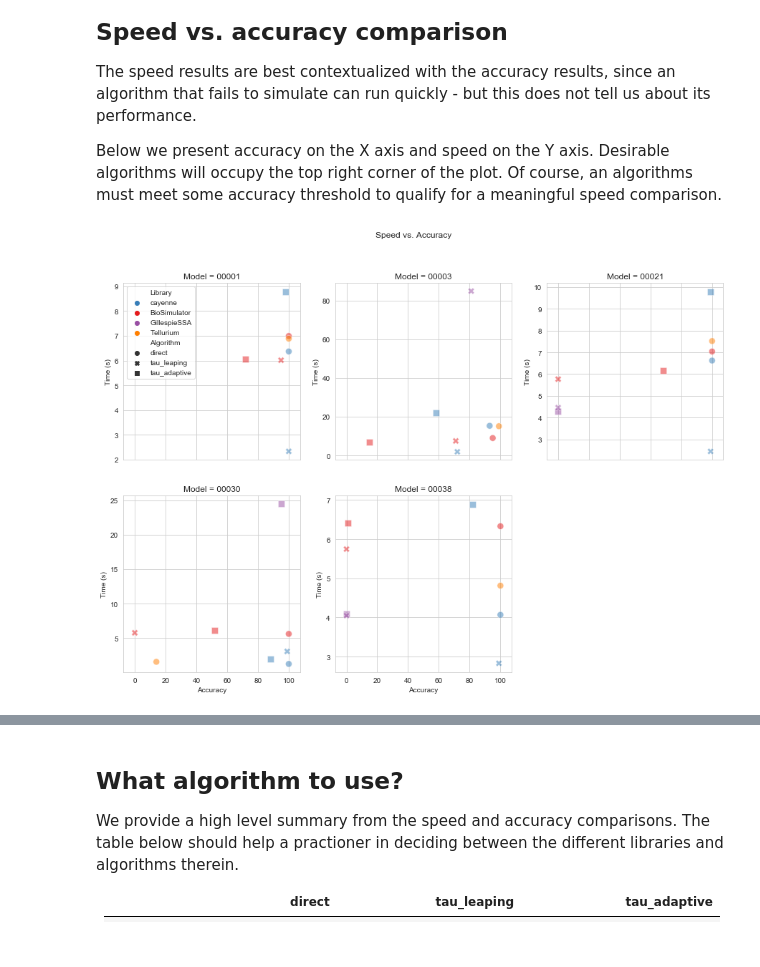
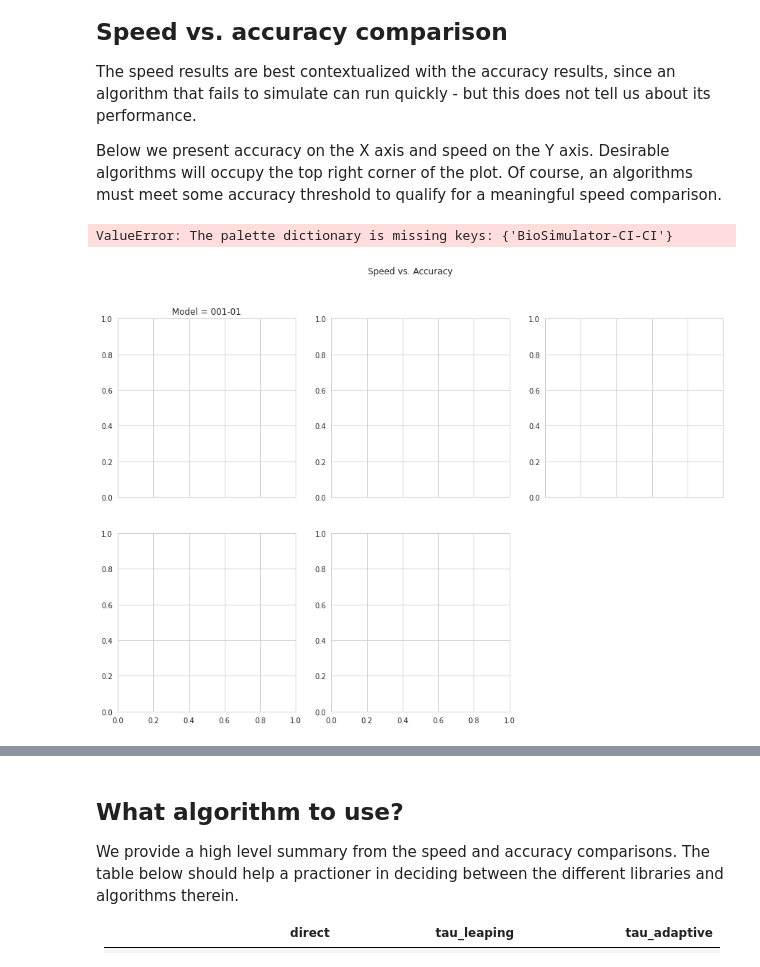
Before and after one commit to quantumbrake/cayenne-benchmarks, a Jupyter notebook: notebooks/Analysis.ipynb, the cells around one changed output, grey strips where cells are left out. Drawn from its saved outputs; the diff is of its cells as text; code cells hidden in the pictures.

```diff
--- a/notebooks/Analysis.ipynb
+++ b/notebooks/Analysis.ipynb
@@ -339,35 +339,36 @@ acc_speed_results["Library"] = acc_speed_results["lib"]
 acc_speed_results["Algorithm"] = acc_speed_results["algo"]
 
 models = sorted(set(list(acc_speed_results.model)))
 this_filter = (acc_speed_results.model == models[0])
 marker_size = 80
 fig, ax = plt.subplots(2,3,sharex=True, figsize=([15,10]))
 fig.suptitle("Speed vs. Accuracy")
 fig.delaxes(ax[1][2])
 
-hue_order = ["cayenne", "BioSimulator", "GillespieSSA", "Tellurium"]
+hue_order = ["Cayenne", "BioSimulator-CI-CI", "GillespieSSA", "Tellurium"]
 style_order = ["direct", "tau_leaping", "tau_adaptive"]
 
 p = [None] * len(models)
 for ind, this_model in enumerate(models):
     this_filter = (acc_speed_results.model == this_model) & (acc_speed_results.Time < 100)
     this_ax = ax[ind//3, ind%3]
     this_ax.set_title(f"Model = {this_model}")
     if ind == 0:
         p[ind] = sns.scatterplot(x="Accuracy", y="Time", hue="Library", style="Algorithm",
                         data=acc_speed_results[this_filter], s=marker_size,
                         hue_order=hue_order, style_order=style_order, palette=LIB_PALETTE,
                         ax = this_ax, alpha=0.5)
     else:
         p[ind] = sns.scatterplot(x="Accuracy", y="Time", hue="Library", style="Algorithm",
                         data=acc_speed_results[this_filter], s=marker_size,
                         hue_order=hue_order, style_order=style_order, palette=LIB_PALETTE,
                         ax = this_ax, legend=False, alpha=0.5)
     this_ax.set_ylabel("Time (s)")
 
 fig.savefig("../assets/acc_speed_comparison_all.png")
 # %% [output]
+ValueError: The palette dictionary is missing keys: {'BioSimulator-CI-CI'}
-[figure, old version]
+[figure, new version]
 # %%
 acc_speed_results["Accuracy"] = acc_speed_results["total_pass"]
 acc_speed_results["Time"] = acc_speed_results["mean"]
```
Also changed, not shown: parts of 18 cells of this notebook, 2 other files.
